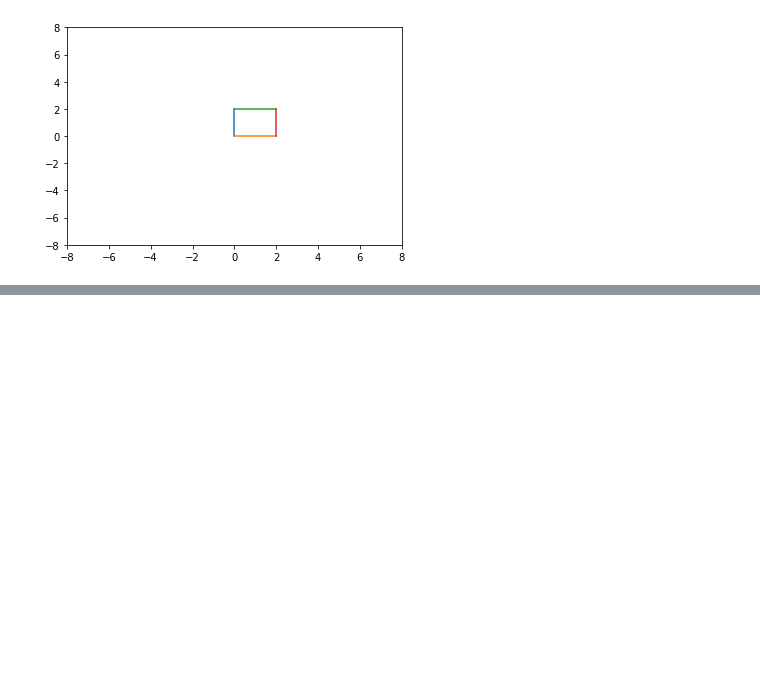
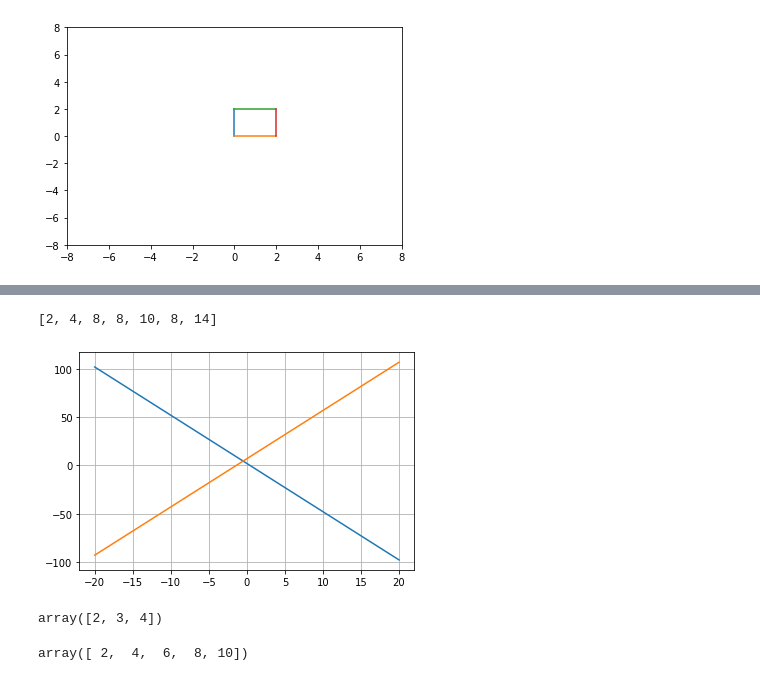
Before and after one commit to nicolasmarino99/learning-maths-with-python, a Jupyter notebook: Chap Graphing and visualization/Graphing.ipynb, the cells around one changed output, grey strips where cells are left out. Saved outputs shown, nothing was run; the diff lists cells and outputs as text; code cells hidden in the pictures; blank space fills up the shorter version.

```diff
--- a/Chap Graphing and visualization/Graphing.ipynb
+++ b/Chap Graphing and visualization/Graphing.ipynb
@@ -44,0 +68,28 @@ plt.show()
+# %%
+num1 = [1,2,3,4,5,6,7]
+num2 = [1,2,5,4,5,2,7]
+result = map(lambda n1, n2: n1 + n2,num1, num2)
+print(list(result))
+# %% [output]
+[2, 4, 8, 8, 10, 8, 14]
+# %%
+x = [-20,20]
+m = [-5,5]
+b = [2.1,7]
+for i in range(len(x)):
+    y = m[i]*np.array(x) + b[i]
+    plt.plot(x,y)
+plt.grid()
+plt.show()
+# %% [output]
+[figure, added]
+# %%
+x = [1,2,3]
+np.array(x) + 1
+# %% [output]
+array([2, 3, 4])
+# %%
+x = [1,2,3,4,5]
+2*np.array(x)
+# %% [output]
+array([ 2,  4,  6,  8, 10])
```
Also changed, not shown: parts of 4 cells of this notebook.
